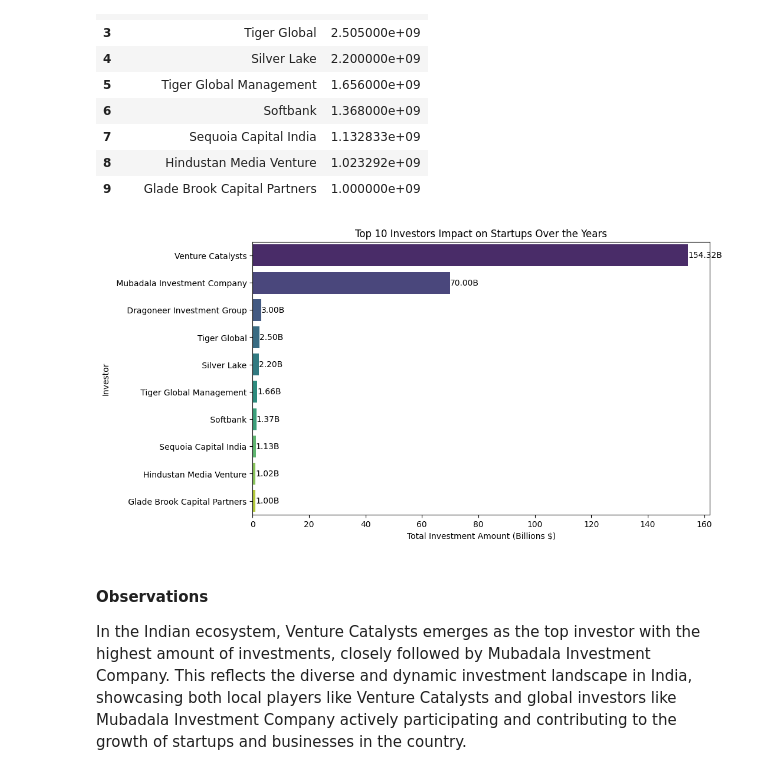
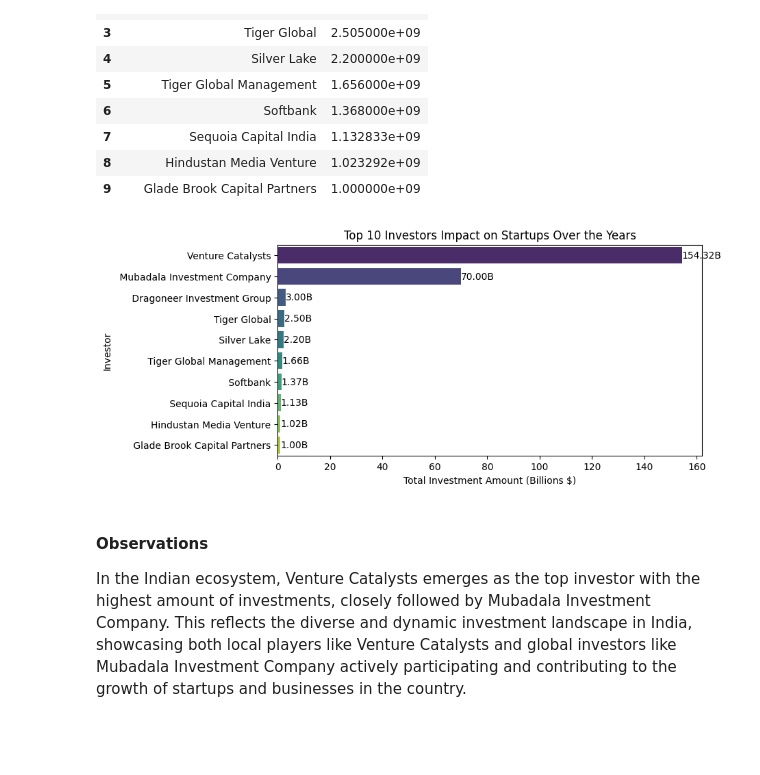
Before and after one commit to valiantezabuku/A-Data-Analysis-Project, a Jupyter notebook: indian_start_up_funding_analysis.ipynb, the cells around one changed output. Cells and saved outputs as stored; diff of their text form; code cells hidden in the pictures; blank space fills up the shorter version.

```diff
--- a/indian_start_up_funding_analysis.ipynb
+++ b/indian_start_up_funding_analysis.ipynb
@@ -1545,24 +1547,24 @@ top_10_investors_reset
 # %%
 # Convert the 'amount' values to billions
 top_10_investors_reset['amount_billions'] = top_10_investors_reset['amount'] / 1e9
 
 # Sort the DataFrame by 'amount_billions' column in descending order
 top_10_investors_reset = top_10_investors_reset.sort_values(by='amount_billions', ascending=False)
 
 # Plotting using seaborn
-plt.figure(figsize=(10, 6))
+plt.figure(figsize=(8, 4))
 bar_plot = sns.barplot(x='amount_billions', y='Investor', data=top_10_investors_reset, palette="viridis")
 
 # Add data labels
 for index, row in top_10_investors_reset.iterrows():
     bar_plot.text(row['amount_billions'], index, f'{row["amount_billions"]:.2f}B', va='center')
 
 plt.title('Top 10 Investors Impact on Startups Over the Years')
 plt.xlabel('Total Investment Amount (Billions $)')
 plt.ylabel('Investor')
 plt.show()
 # %% [output]
-[figure, old version]
+[figure, new version]
 # %% [markdown]
 #### Observations
 In the Indian ecosystem, Venture Catalysts emerges as the top investor with the highest amount of investments, closely followed by Mubadala Investment Company. This reflects the diverse and dynamic investment landscape in India, showcasing both local players like Venture Catalysts and global investors like Mubadala Investment Company actively participating and contributing to the growth of startups and businesses in the country.
```
Also changed, not shown: parts of 6 cells of this notebook.
